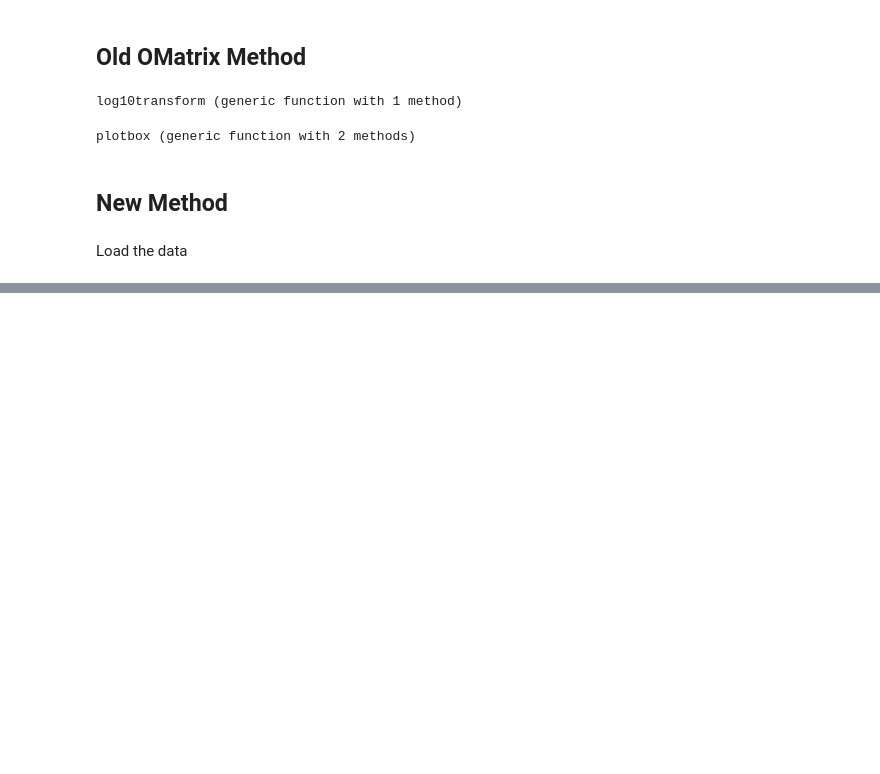
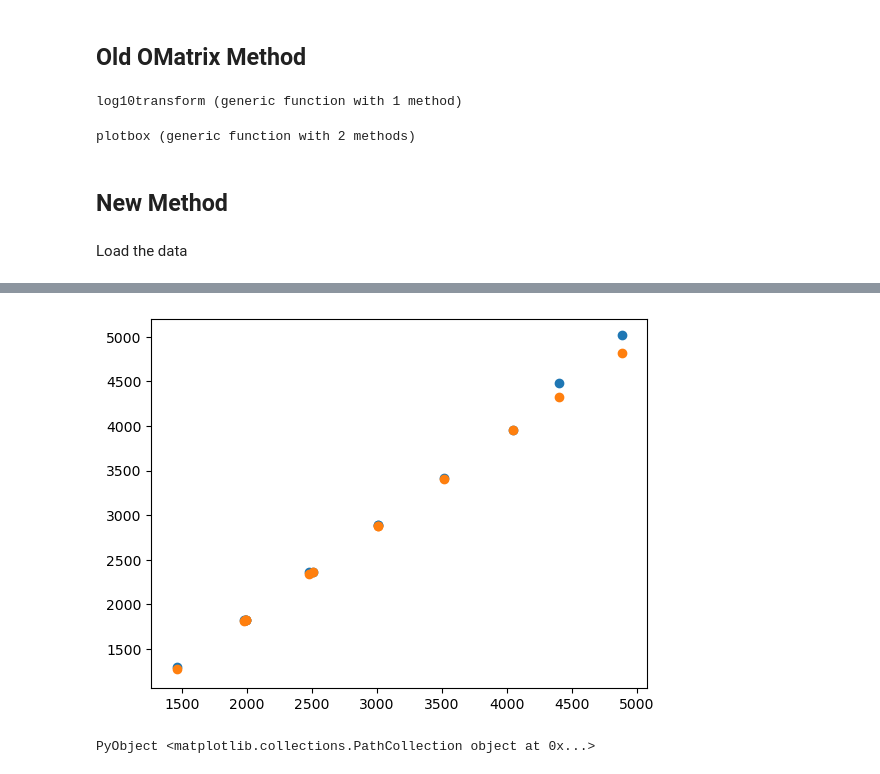
Before and after one commit to Caronthir/JSort, a Jupyter notebook: notebooks/alignment2d.ipynb, the cells around one changed output, grey strips where cells are left out. Drawn from its saved outputs; the diff is of its cells as text; code cells hidden in the pictures; blank space fills up the shorter version.

```diff
--- a/notebooks/alignment2d.ipynb
+++ b/notebooks/alignment2d.ipynb
@@ -348,0 +211,7 @@ It is incredibly frustrating to use, save and load OMatrices. Would it be better
+# %%
+#refhist = fit(Histogram, (reference[:e], reference[:Δe]), nbins=1000)
+edges = histogram_edges(reference[!, :e], reference[!, :Δe], nbins=1000)
+refmat = JSort.histogram(reference[!, :e], reference[!, :Δe], edges...)
+tarmat = JSort.histogram(target[!, :e], target[!, :Δe], edges...)
+#tarmat = binhist(target[:e], target[:Δe], refhist.edges...);
+#refmat = refhist.weights;
@@ -348,0 +308,6 @@ It is incredibly frustrating to use, save and load OMatrices. Would it be better
+# %%
+scatter(X, Y)
+scatter(X, hat)
+# %% [output]
+[figure, added]
+PyObject <matplotlib.collections.PathCollection object at 0x...>
```
Also changed, not shown: parts of 41 cells of this notebook, 51 other files.
